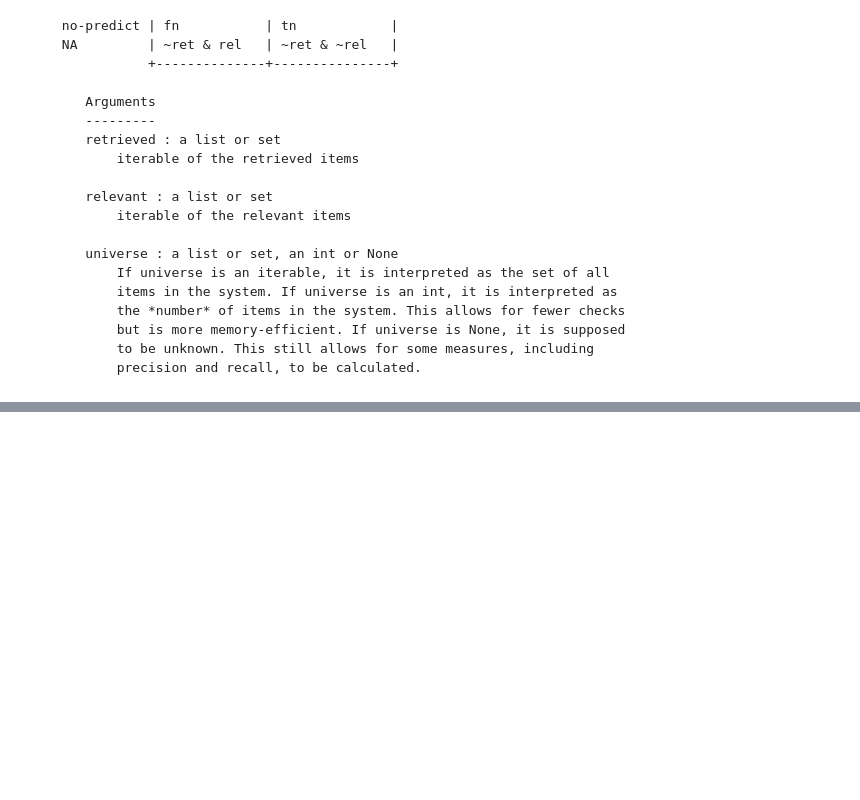
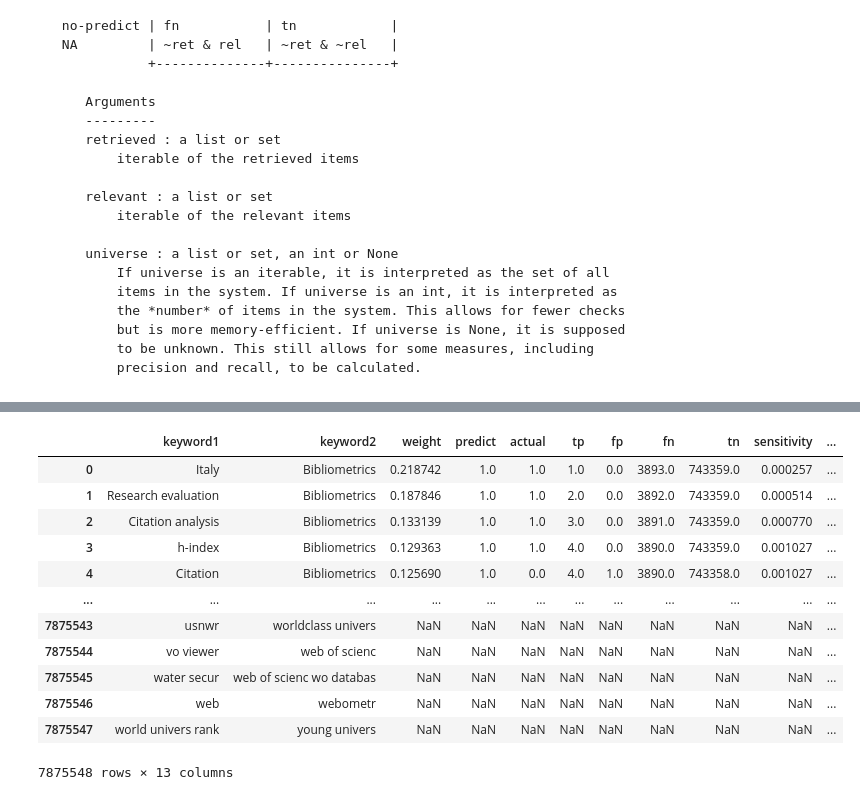
Before and after one commit to ChengWei-Lin/linkpred, a Jupyter notebook: computing scoresheet.ipynb, the cells around one changed output, grey strips where cells are left out. Drawn from its saved outputs; the diff is of its cells as text; code cells hidden in the pictures; blank space fills up the shorter version.

```diff
--- a/computing scoresheet.ipynb
+++ b/computing scoresheet.ipynb
@@ -325,0 +163,4 @@ result['jaccard']
+# %%
+betweenness_paths = [betweenness_path+f for f in os.listdir(betweenness_path) if f.endswith('.txt')]
+betweenness_stem_paths = [betweenness_path+"stem\\"+f for f in os.listdir(betweenness_path) if f.endswith('.txt')]
+betweenness_lemma_paths = [betweenness_path+"lemma\\"+f for f in os.listdir(betweenness_path) if f.endswith('.txt')]
@@ -326,3 +269,27 @@ result['jaccard']
+# %%
+def calculate_predict_result(result, df_confusions):
+    predict_results = dict()
+    for k in result.keys():
+        predict_results[k] = result[k].copy()
+        predict_results[k]['predict'] = np.array([1]*len(result[k]))
+        predict_results[k]['actual'] = df_confusions[k]['tp']
+
+    return predict_results
+# %%
+def calculate_all_results(result, predict_results, eva, df_betweenness):
+
+    all_results = dict()
+
+    for k in result.keys():
+        all_results[k] = predict_results[k].join(eva[k])
+
+        # concat with betweenness
+        left = all_results[k].copy()
+        right = df_betweenness.copy()
+        z = pd.merge(left, right, how='outer', on=['keyword1', 'keyword2'])
+
+
+    return z
 # %% [markdown]
                 link            no-link
                 +--------------+---------------+
@@ -348,3 +315,16 @@ result['jaccard']
             but is more memory-efficient. If universe is None, it is supposed
             to be unknown. This still allows for some measures, including
             precision and recall, to be calculated.
+# %%
+df_confusions = dict()
+all_results = dict()
+for i, time in enumerate(times):
+    if i < len(times)-1:
+
+        res = result[times[i+1]]
+        eva = evaluation[times[i+1]]
+
+        eva, df_confusions[times[i+1]] = compute_df_confusions(i, eva)
+        eva = calculate_index(eva)
+        predict_results = calculate_predict_result(res, df_confusions[times[i+1]])
+        all_results[times[i+1]] = calculate_all_results(res, predict_results, eva, betweenness[times[i+1]])
@@ -350,0 +408,16 @@ result['jaccard']
+# %%
+all_results[times[1]]
+# %% [output]
+|  | keyword1 | keyword2 | weight | predict | actual | tp | fp | fn | tn | sensitivity | ... |
+| 0 | Italy | Bibliometrics | 0.218742 | 1.0 | 1.0 | 1.0 | 0.0 | 3893.0 | 743359.0 | 0.000257 | ... |
+| 1 | Research evaluation | Bibliometrics | 0.187846 | 1.0 | 1.0 | 2.0 | 0.0 | 3892.0 | 743359.0 | 0.000514 | ... |
+| 2 | Citation analysis | Bibliometrics | 0.133139 | 1.0 | 1.0 | 3.0 | 0.0 | 3891.0 | 743359.0 | 0.000770 | ... |
+| 3 | h-index | Bibliometrics | 0.129363 | 1.0 | 1.0 | 4.0 | 0.0 | 3890.0 | 743359.0 | 0.001027 | ... |
+| 4 | Citation | Bibliometrics | 0.125690 | 1.0 | 0.0 | 4.0 | 1.0 | 3890.0 | 743358.0 | 0.001027 | ... |
+| ... | ... | ... | ... | ... | ... | ... | ... | ... | ... | ... | ... |
+| 7875543 | usnwr | worldclass univers | NaN | NaN | NaN | NaN | NaN | NaN | NaN | NaN | ... |
+| 7875544 | vo viewer | web of scienc | NaN | NaN | NaN | NaN | NaN | NaN | NaN | NaN | ... |
+| 7875545 | water secur | web of scienc wo databas | NaN | NaN | NaN | NaN | NaN | NaN | NaN | NaN | ... |
+| 7875546 | web | webometr | NaN | NaN | NaN | NaN | NaN | NaN | NaN | NaN | ... |
+| 7875547 | world univers rank | young univers | NaN | NaN | NaN | NaN | NaN | NaN | NaN | NaN | ... |
+7875548 rows × 13 columns
```
Also changed, not shown: parts of 56 cells of this notebook, 5 other files.
